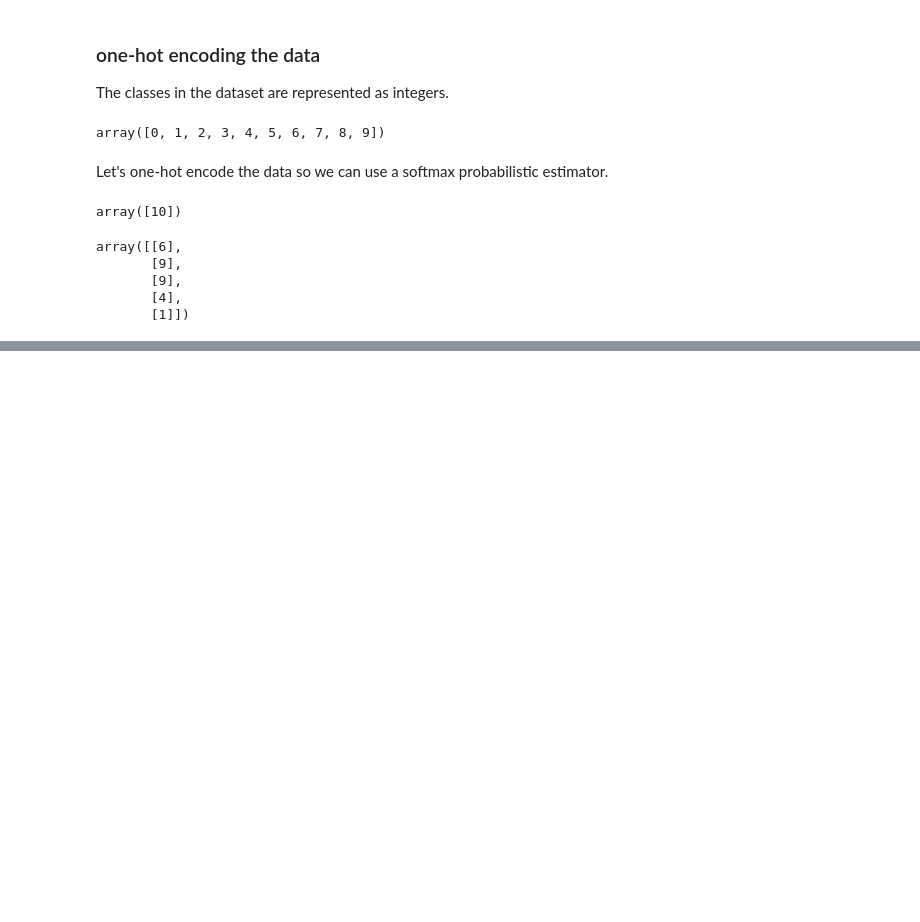
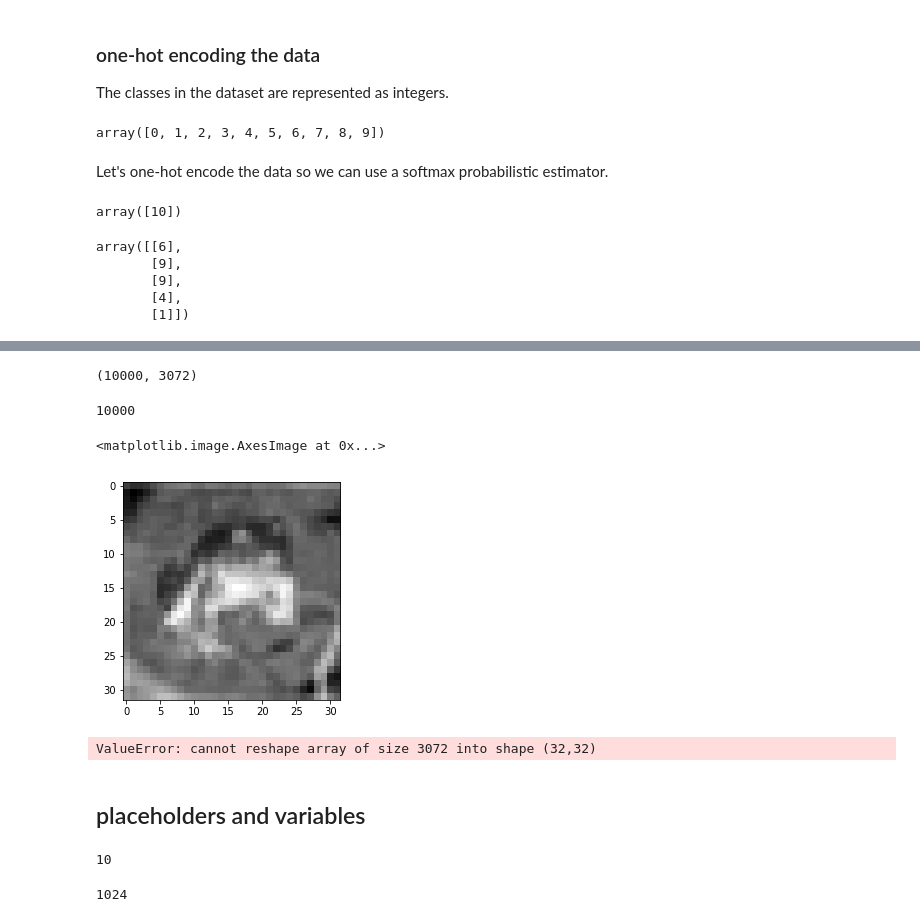
Before and after one commit to zfreedman/tfnn, a Jupyter notebook: code/cnn/cifar10_softmax_nn.ipynb, the cells around one changed output, grey strips where cells are left out. Saved outputs shown, nothing was run; the diff lists cells and outputs as text; code cells hidden in the pictures; blank space fills up the shorter version.

Commit message:
feat: Implemented black and white code for images

```diff
--- a/code/cnn/cifar10_softmax_nn.ipynb
+++ b/code/cnn/cifar10_softmax_nn.ipynb
@@ -120,0 +126,42 @@ Reshape your data either using array.reshape(-1, 1) if your data has a single fe
+# %%
+data_batch_1[b"data"].shape
+# %% [output]
+(10000, 3072)
+# %%
+len(data_batch_1[b"data"])
+# %% [output]
+10000
+# %%
+black_and_white_data = []
+data = data_batch_1[b"data"]
+pixels = img_dim[0] * img_dim[1]
+#iterate over each image
+for i in range(len(data)):
+    black_and_white_data.append([])
+    img = black_and_white_data[-1]
+    #iterate over each pixel RGB
+    for j in range(pixels):
+        red = data[i][0*pixels + j]
+        green = data[i][1*pixels + j]
+        blue = data[i][2*pixels + j]
+        img.append(.21 * red + .72 * green + .07 * blue)
+# %%
+plt.imshow(np.asarray(black_and_white_data[0]).reshape(img_dim), cmap="gist_gray")
+# %% [output]
+<matplotlib.image.AxesImage at 0x...>
+[figure, added]
+# %%
+plt.imshow(data[0].reshape([32, 32]))
+# %% [output]
+ValueError: cannot reshape array of size 3072 into shape (32,32)
+# %% [markdown]
+## placeholders and variables
+# %%
+num_classes = ohe.n_values_[0]
+num_classes
+# %% [output]
+10
+# %%
+img_dim[0] * img_dim[1]
+# %% [output]
+1024
```
Also changed, not shown: parts of 5 cells of this notebook.
